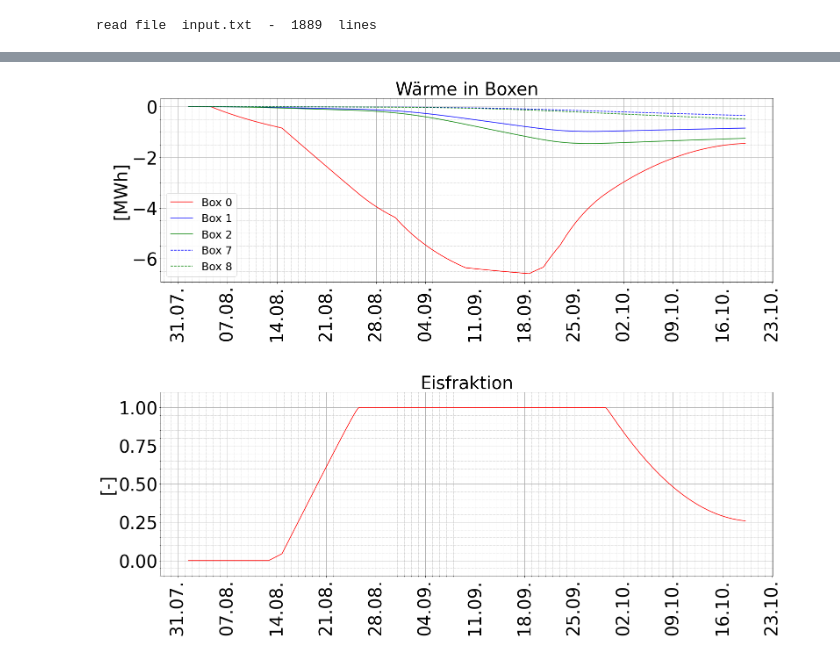
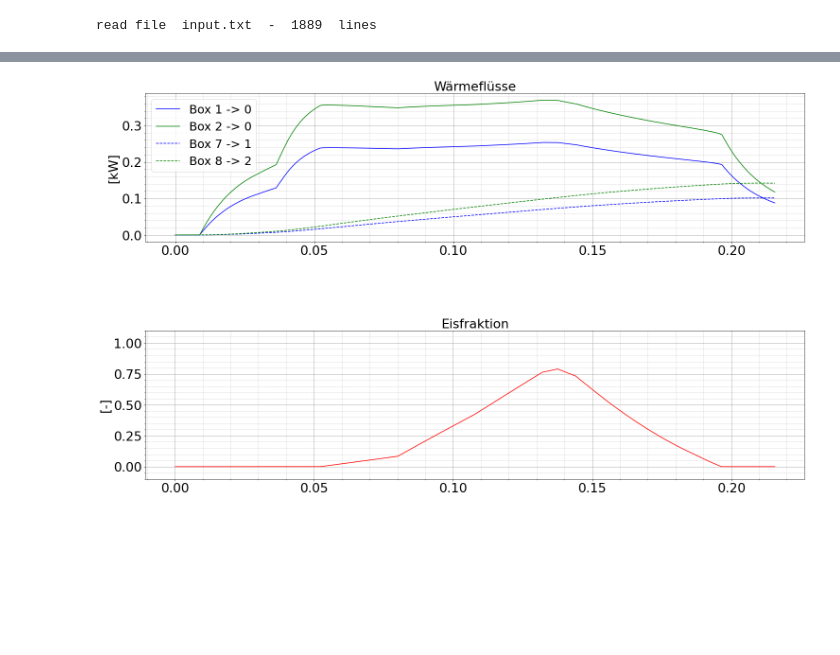
Before and after one commit to drjod/subzero, a Jupyter notebook: jupyter_notebook/subzero.ipynb, the cells around one changed output, grey strips where cells are left out. Drawn from its saved outputs; the diff is of its cells as text; code cells hidden in the pictures; blank space fills up the shorter version.

```diff
--- a/jupyter_notebook/subzero.ipynb
+++ b/jupyter_notebook/subzero.ipynb
@@ -4,6 +4,8 @@ import matplotlib.pyplot as plt
 
 import datetime as dt
 import matplotlib.dates as mdates
+import pandas as pd
+import importlib
 from matplotlib.dates import WeekdayLocator
 # import constants for the days of the week
 from matplotlib.dates import MO, TU, WE, TH, FR, SA, SU
@@ -15,10 +17,10 @@ if "../src" not in sys.path:
     sys.path.append("../src")
 
 from subzero import SubZero
-from ipywidgets import interact, IntSlider, FloatSlider
+# from ipywidgets import interact, IntSlider, FloatSlider
 
 SMALL_SIZE = 25
-MEDIUM_SIZE = 40
+MEDIUM_SIZE = 27
 BIGGER_SIZE = 44
 
 plt.rc('font', size=SMALL_SIZE)          # controls default text sizes
@@ -31,7 +33,9 @@ plt.rc('figure', titlesize=BIGGER_SIZE)  # fontsize of the figure title
 
 %matplotlib inline
 # %%
-subzero = SubZero("../examples/gews_LK", output=False)
+path = "../examples/gews_LK_2"
+
+subzero = SubZero(path, output=False)
 
 subzero.calculate()
 # jetzt stehen Temperaturen in subzero.T und interne Wärmeflüsse in subzero.Q_int
@@ -117,51 +202,52 @@ plt.savefig("ergebnisse_1.png")
 # %%
-
-fig, axes = plt.subplots(2, 1, figsize=(25, 20))
+fig, axes = plt.subplots(2, 1, figsize=(25, 15))
 plt.subplots_adjust(wspace=.3, hspace=.6)
 
 
-#########################
-storage_factor = 1e6*3600
 ax = axes[0]
-ax.set_title("Wärme in Boxen")
-ax.plot(x, subzero.H[:, 0]/storage_factor, label='Box 0', color='red')
-ax.plot(x, subzero.H[:, 1]/storage_factor, label='Box 1', color='blue')
-ax.plot(x, subzero.H[:, 2]/storage_factor, label='Box 2', color='green')
-ax.plot(x, subzero.H[:, 7]/storage_factor, label='Box 7', color='blue', linestyle='--')
-ax.plot(x, subzero.H[:, 8]/storage_factor, label='Box 8', color='green', linestyle='--')
+ax.set_title("Wärmeflüsse")
+ax.plot(x, subzero.Q_int[:,0, 1]/1000, color='blue', label='Box 1 -> 0')
+ax.plot(x, subzero.Q_int[:,0, 2]/1000, color='green', label='Box 2 -> 0')
 
+ax.plot(x, subzero.Q_int[:,1, 7]/1000, color='blue', linestyle='--', label='Box 7 -> 1')
+ax.plot(x, subzero.Q_int[:,2, 8]/1000, color='green', linestyle='--', label='Box 8 -> 2')
 
-ax.set_ylabel("[MWh]")
-ax.xaxis.set_major_formatter(date_format)
-ax.xaxis.set_major_locator(WeekdayLocator(byweekday=(MO)))#  mdates.DayLocator(interval=1))
-ax.tick_params(axis='x', labelrotation=labelrotation)
+ax.set_ylabel("[kW]")
+#ax.set_ylim([-0.1, 1.1])
+if datum:
+    ax.xaxis.set_major_formatter(date_format)
+    ax.xaxis.set_major_locator(WeekdayLocator(byweekday=(MO)))#  mdates.DayLocator(interval=1))
+    ax.tick_params(axis='x', labelrotation=labelrotation)
+    ax.xaxis.set_minor_locator(AutoMinorLocator(7))
 ax.minorticks_on()
-ax.xaxis.set_minor_locator(AutoMinorLocator(7))
 ax.grid(visible=True, which='major', linestyle='-',linewidth=1.)
 ax.grid(visible=True, which='minor', linestyle='--',linewidth=.5)
 
 ax.legend()#loc='lower right')
 
-#########################
+#####################
+
 ax = axes[1]
 ax.set_title("Eisfraktion")
 ax.plot(x[1:], 1-subzero.theta[1:], color='red')
 
 
 ax.set_ylabel("[-]")
 ax.set_ylim([-0.1, 1.1])
-ax.xaxis.set_major_formatter(date_format)
-ax.xaxis.set_major_locator(WeekdayLocator(byweekday=(MO)))#  mdates.DayLocator(interval=1))
-ax.tick_params(axis='x', labelrotation=labelrotation)
+if datum:
+    ax.xaxis.set_major_formatter(date_format)
+    ax.xaxis.set_major_locator(WeekdayLocator(byweekday=(MO)))#  mdates.DayLocator(interval=1))
+    ax.tick_params(axis='x', labelrotation=labelrotation)
+    ax.xaxis.set_minor_locator(AutoMinorLocator(7))
 ax.minorticks_on()
-ax.xaxis.set_minor_locator(AutoMinorLocator(7))
 ax.grid(visible=True, which='major', linestyle='-',linewidth=1.)
 ax.grid(visible=True, which='minor', linestyle='--',linewidth=.5)
 
+#####################
 
-plt.savefig("ergebnisse_2.png")
+plt.savefig("ergebnisse_3.png")
 # %% [output]
-[figure, old version]
+[figure, new version]
 # %%
 fig, axes = plt.subplots(3, 1, figsize=(25, 28))
 plt.subplots_adjust(wspace=.3, hspace=.6)
```
Also changed, not shown: parts of 4 cells of this notebook, 23 other files.
